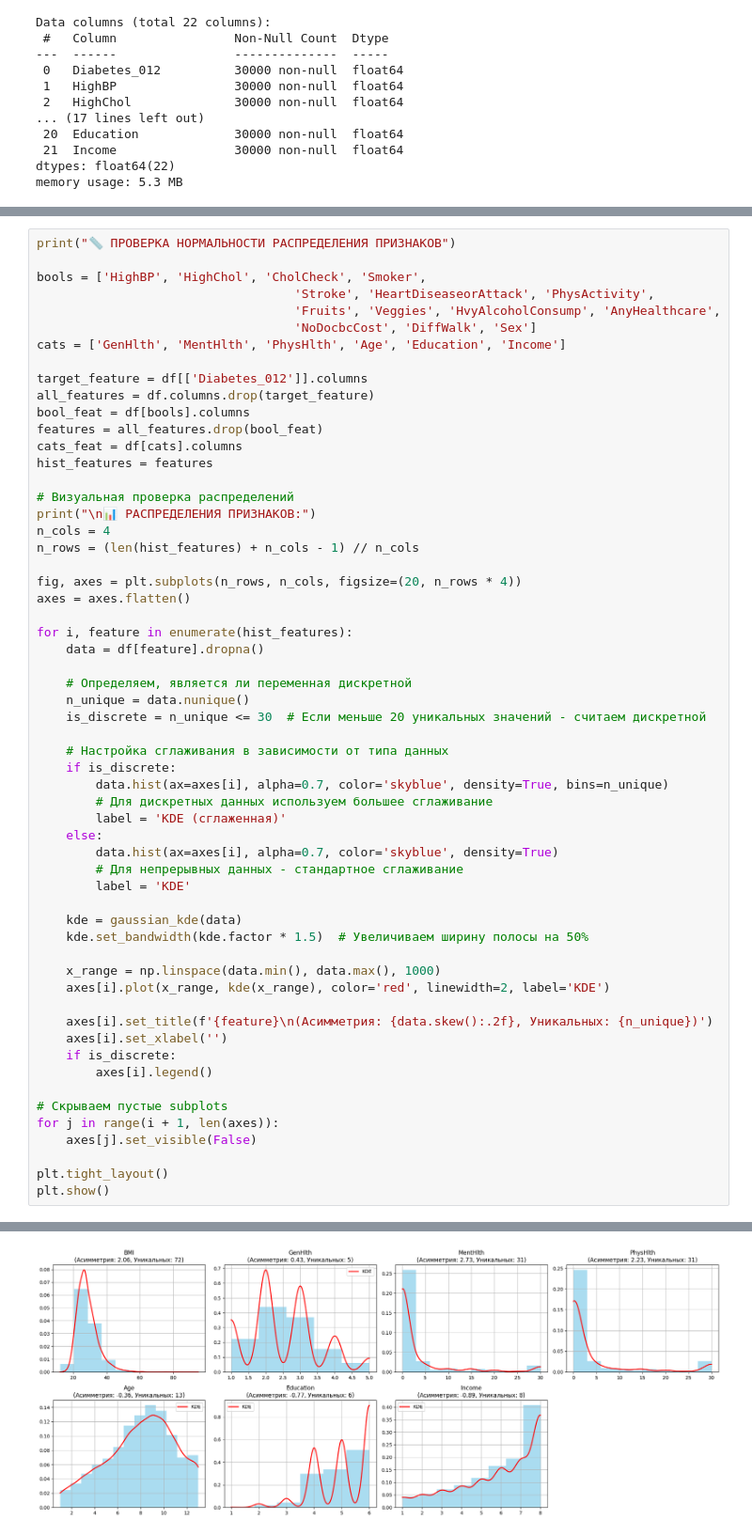
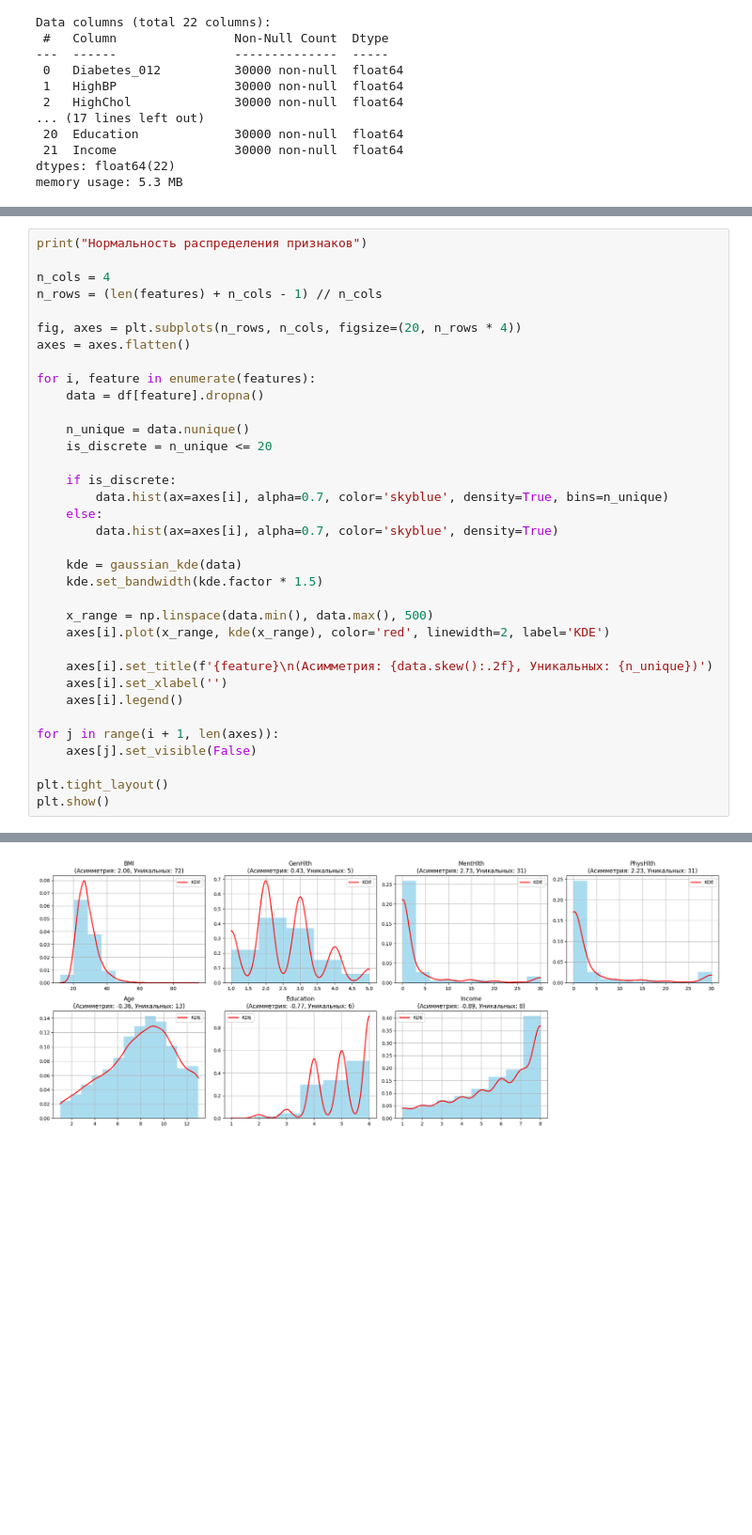
Before and after one commit to TheTangerineOwl/MDA3, a Jupyter notebook: lab3.ipynb, the cells around one changed output, grey strips where cells are left out. Shown at 94% size. Drawn from its saved outputs; the diff is of its cells as text; blank space fills up the shorter version.

```diff
--- a/lab3.ipynb
+++ b/lab3.ipynb
@@ -57,56 +71,33 @@ display(df.describe().T)
 # %%
-print("📏 ПРОВЕРКА НОРМАЛЬНОСТИ РАСПРЕДЕЛЕНИЯ ПРИЗНАКОВ")
+print("Нормальность распределения признаков")
 
-bools = ['HighBP', 'HighChol', 'CholCheck', 'Smoker',
-                                   'Stroke', 'HeartDiseaseorAttack', 'PhysActivity',
-                                   'Fruits', 'Veggies', 'HvyAlcoholConsump', 'AnyHealthcare',
-                                   'NoDocbcCost', 'DiffWalk', 'Sex']
-cats = ['GenHlth', 'MentHlth', 'PhysHlth', 'Age', 'Education', 'Income']
-
-target_feature = df[['Diabetes_012']].columns
-all_features = df.columns.drop(target_feature)
-bool_feat = df[bools].columns
-features = all_features.drop(bool_feat)
-cats_feat = df[cats].columns
-hist_features = features
-
-# Визуальная проверка распределений
-print("\n📊 РАСПРЕДЕЛЕНИЯ ПРИЗНАКОВ:")
 n_cols = 4
-n_rows = (len(hist_features) + n_cols - 1) // n_cols
+n_rows = (len(features) + n_cols - 1) // n_cols
 
 fig, axes = plt.subplots(n_rows, n_cols, figsize=(20, n_rows * 4))
 axes = axes.flatten()
 
-for i, feature in enumerate(hist_features):
+for i, feature in enumerate(features):
     data = df[feature].dropna()
 
-    # Определяем, является ли переменная дискретной
     n_unique = data.nunique()
-    is_discrete = n_unique <= 30  # Если меньше 20 уникальных значений - считаем дискретной
+    is_discrete = n_unique <= 20
 
-    # Настройка сглаживания в зависимости от типа данных
     if is_discrete:
         data.hist(ax=axes[i], alpha=0.7, color='skyblue', density=True, bins=n_unique)
-        # Для дискретных данных используем большее сглаживание
-        label = 'KDE (сглаженная)'
     else:
         data.hist(ax=axes[i], alpha=0.7, color='skyblue', density=True)
-        # Для непрерывных данных - стандартное сглаживание
-        label = 'KDE'
 
     kde = gaussian_kde(data)
-    kde.set_bandwidth(kde.factor * 1.5)  # Увеличиваем ширину полосы на 50%
+    kde.set_bandwidth(kde.factor * 1.5)
 
-    x_range = np.linspace(data.min(), data.max(), 1000)
+    x_range = np.linspace(data.min(), data.max(), 500)
     axes[i].plot(x_range, kde(x_range), color='red', linewidth=2, label='KDE')
 
     axes[i].set_title(f'{feature}\n(Асимметрия: {data.skew():.2f}, Уникальных: {n_unique})')
     axes[i].set_xlabel('')
-    if is_discrete:
-        axes[i].legend()
+    axes[i].legend()
 
-# Скрываем пустые subplots
 for j in range(i + 1, len(axes)):
     axes[j].set_visible(False)
 
@@ -119,3 +108,3 @@ plt.show()
-[figure, old version]
+[figure, new version]
 # %%
 normality_results = []
```
Also changed, not shown: parts of 10 cells of this notebook.
